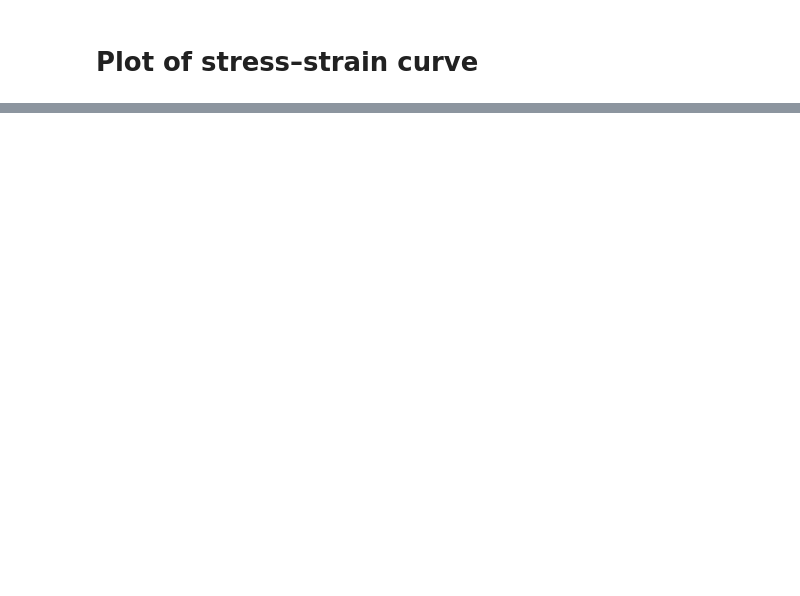
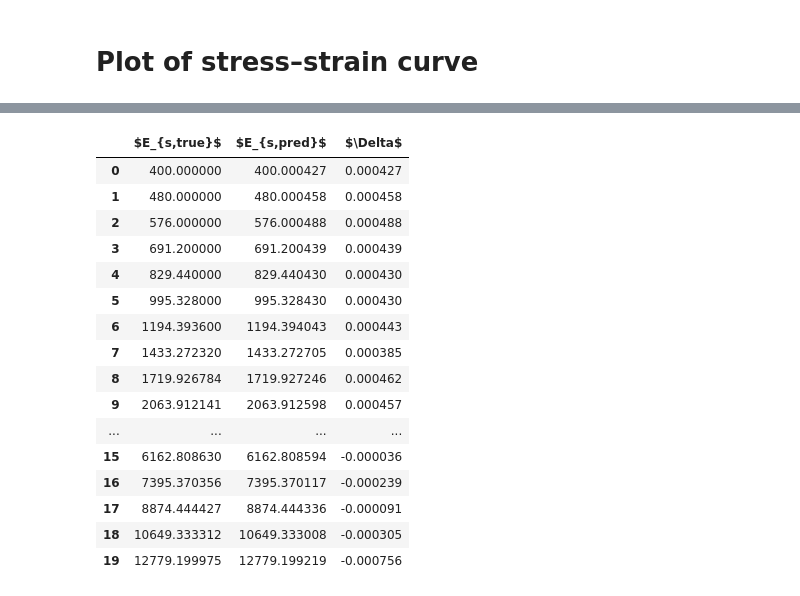
Before and after one commit to BesT1CooKie1/nn_oedometer, a Jupyter notebook: 01_oedometer_pytorch.ipynb, the cells around one changed output, grey strips where cells are left out. Drawn from its saved outputs; the diff is of its cells as text; code cells hidden in the pictures; blank space fills up the shorter version.

```diff
--- a/01_oedometer_pytorch.ipynb
+++ b/01_oedometer_pytorch.ipynb
@@ -232,0 +253,35 @@ plot_result()
+# %%
+key_1 = "$E_{s,true}$"
+key_2 = "$E_{s,pred}$"
+key_3 = "$\Delta$"
+
+dict_diff = {
+    key_1 : [],
+    key_2 : [],
+    key_3 : [],
+}
+for i, x in zip(e_s_true, e_s_pred):
+    dict_diff[key_1].append(i)
+    dict_diff[key_2].append(x.item())
+    dict_diff[key_3].append(x.item() - i)
+
+df = pd.DataFrame(dict_diff)
+df
+# %% [output]
+|  | $E_{s,true}$ | $E_{s,pred}$ | $\Delta$ |
+| 0 | 400.000000 | 400.000427 | 0.000427 |
+| 1 | 480.000000 | 480.000458 | 0.000458 |
+| 2 | 576.000000 | 576.000488 | 0.000488 |
+| 3 | 691.200000 | 691.200439 | 0.000439 |
+| 4 | 829.440000 | 829.440430 | 0.000430 |
+| 5 | 995.328000 | 995.328430 | 0.000430 |
+| 6 | 1194.393600 | 1194.394043 | 0.000443 |
+| 7 | 1433.272320 | 1433.272705 | 0.000385 |
+| 8 | 1719.926784 | 1719.927246 | 0.000462 |
+| 9 | 2063.912141 | 2063.912598 | 0.000457 |
+| ... | ... | ... | ... |
+| 15 | 6162.808630 | 6162.808594 | -0.000036 |
+| 16 | 7395.370356 | 7395.370117 | -0.000239 |
+| 17 | 8874.444427 | 8874.444336 | -0.000091 |
+| 18 | 10649.333312 | 10649.333008 | -0.000305 |
+| 19 | 12779.199975 | 12779.199219 | -0.000756 |
```
Also changed, not shown: parts of 8 cells of this notebook, 7 other files.
